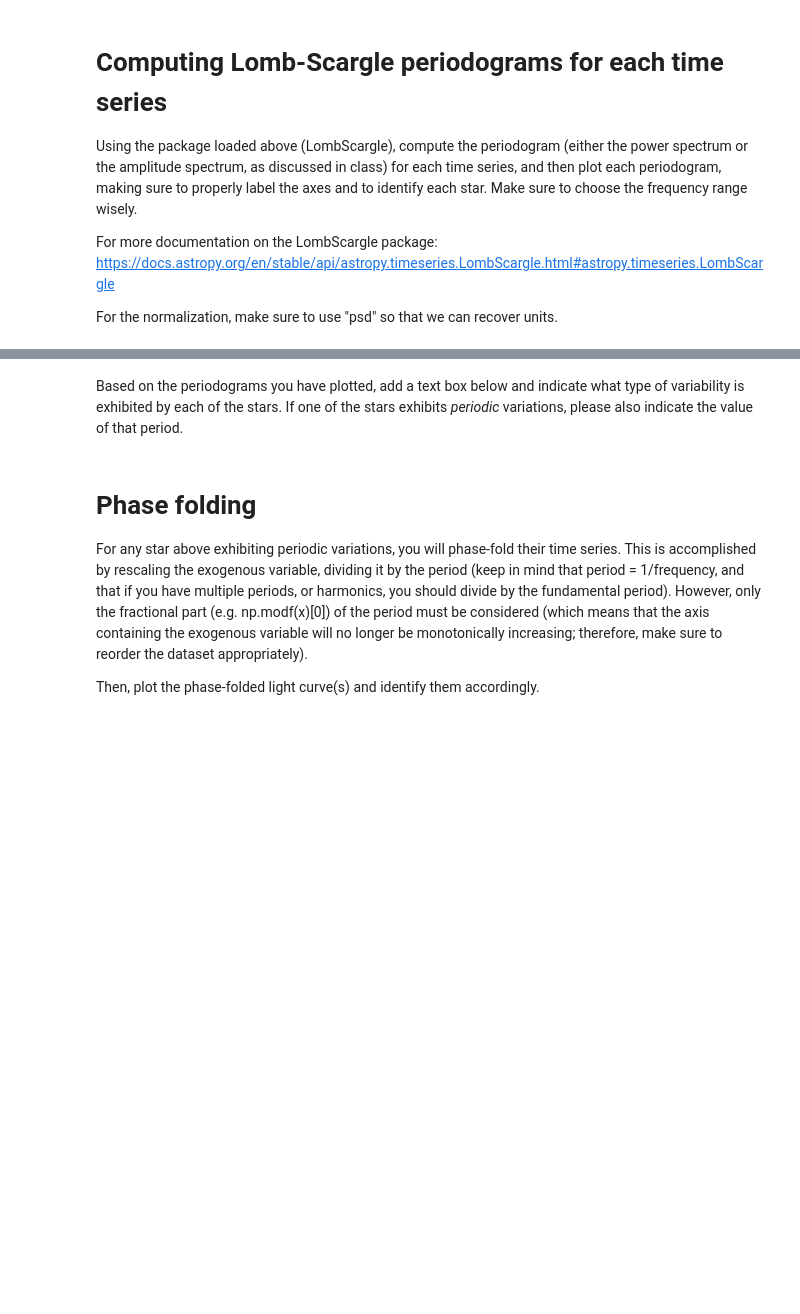
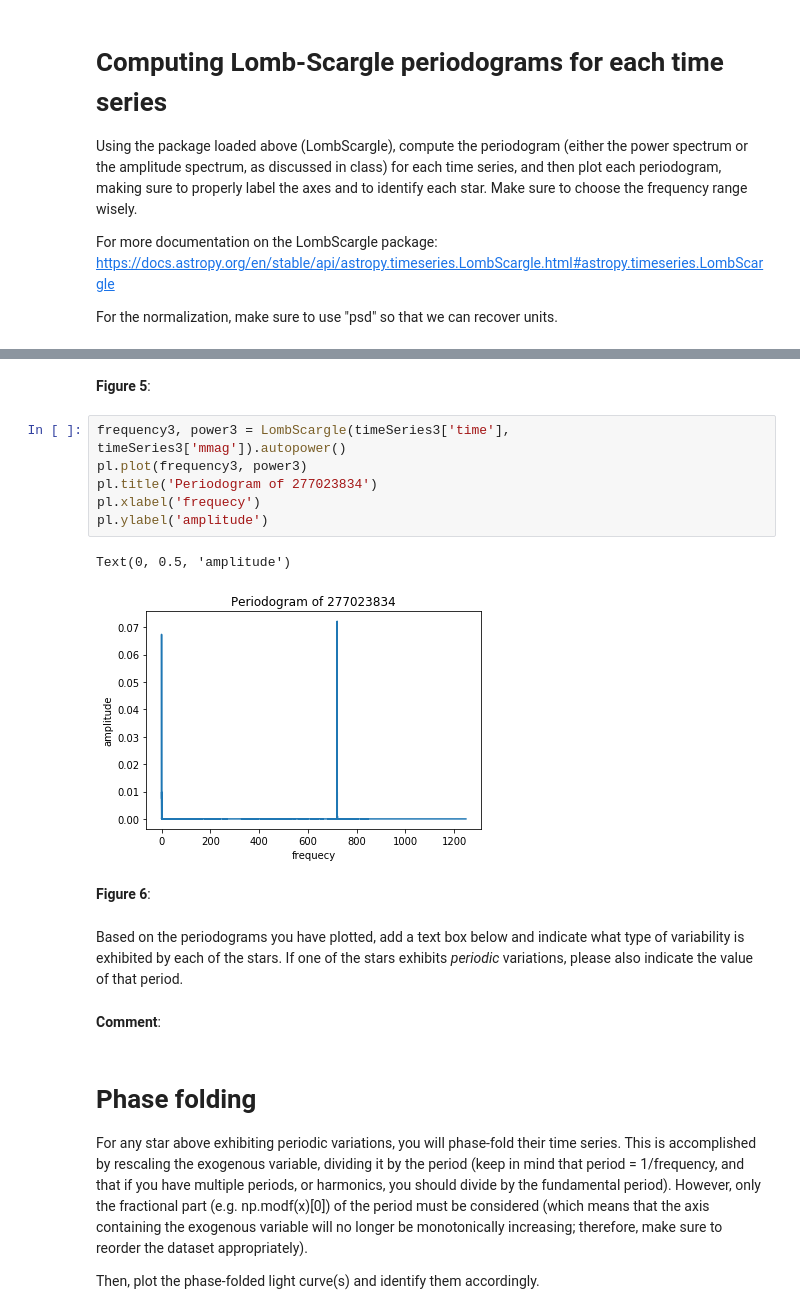
Before and after one commit to cath19/DSPS_-charty-, a Jupyter notebook: HW11/TESSlightcurves_cHarty.ipynb, the cells around one changed output, grey strips where cells are left out. Drawn from its saved outputs; the diff is of its cells as text; blank space fills up the shorter version.

```diff
--- a/HW11/TESSlightcurves_cHarty.ipynb
+++ b/HW11/TESSlightcurves_cHarty.ipynb
@@ -119,5 +139,20 @@ For the normalization, make sure to use "psd" so that we can recover units.
+# %% [markdown]
+**Figure 5**:
+# %%
+frequency3, power3 = LombScargle(timeSeries3['time'], timeSeries3['mmag']).autopower()
+pl.plot(frequency3, power3)
+pl.title('Periodogram of 277023834')
+pl.xlabel('frequecy')
+pl.ylabel('amplitude')
+# %% [output]
+Text(0, 0.5, 'amplitude')
+[figure, added]
+# %% [markdown]
+**Figure 6**:
 # %% [markdown]
 Based on the periodograms you have plotted, add a text box below and indicate what type of variability is exhibited by each of the stars. If one of the stars exhibits *periodic* variations, please also indicate the value of that period.
+# %% [markdown]
+**Comment**:
 # %% [markdown]
 # **Phase folding**
 
```
Also changed, not shown: parts of 8 cells of this notebook.
